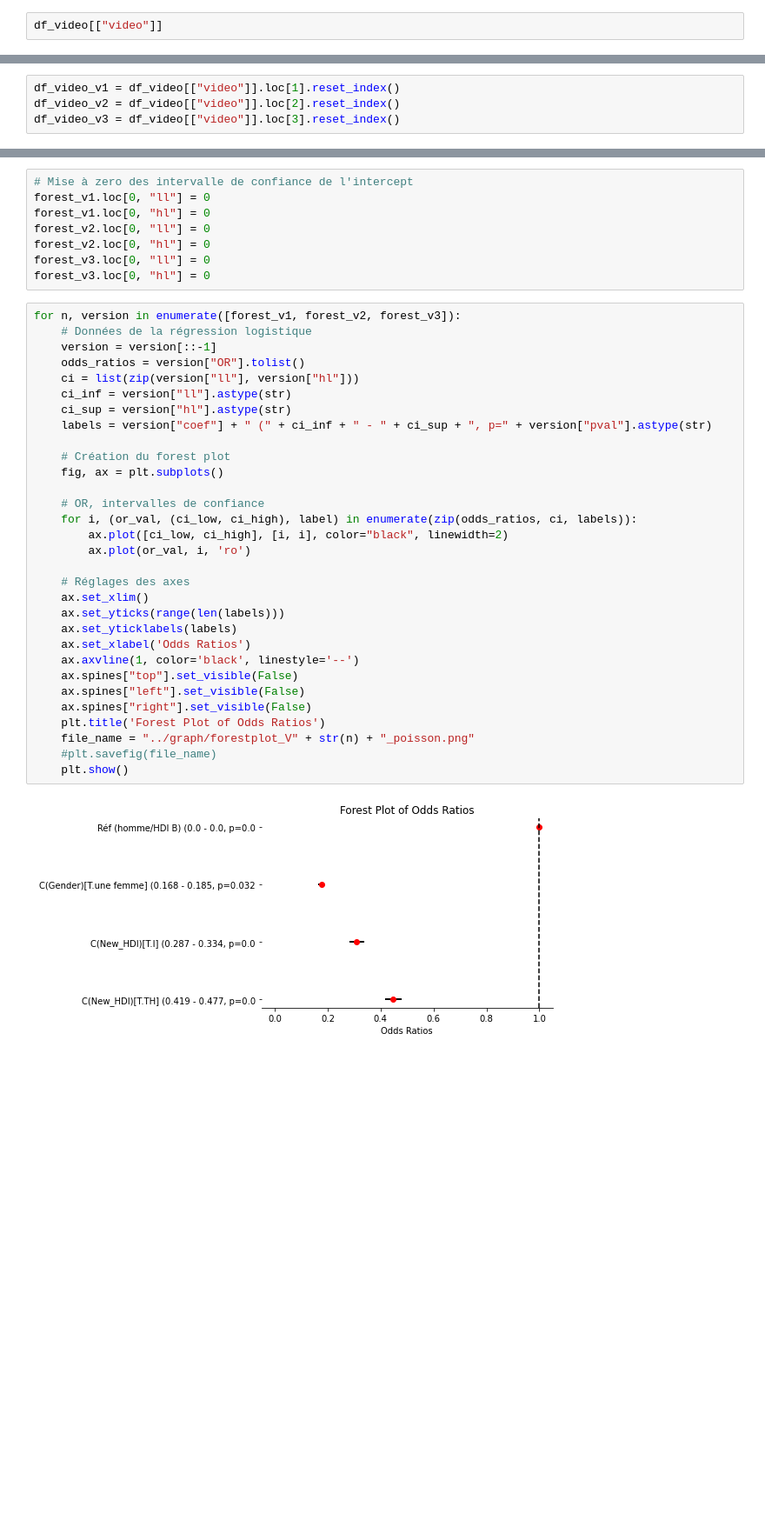
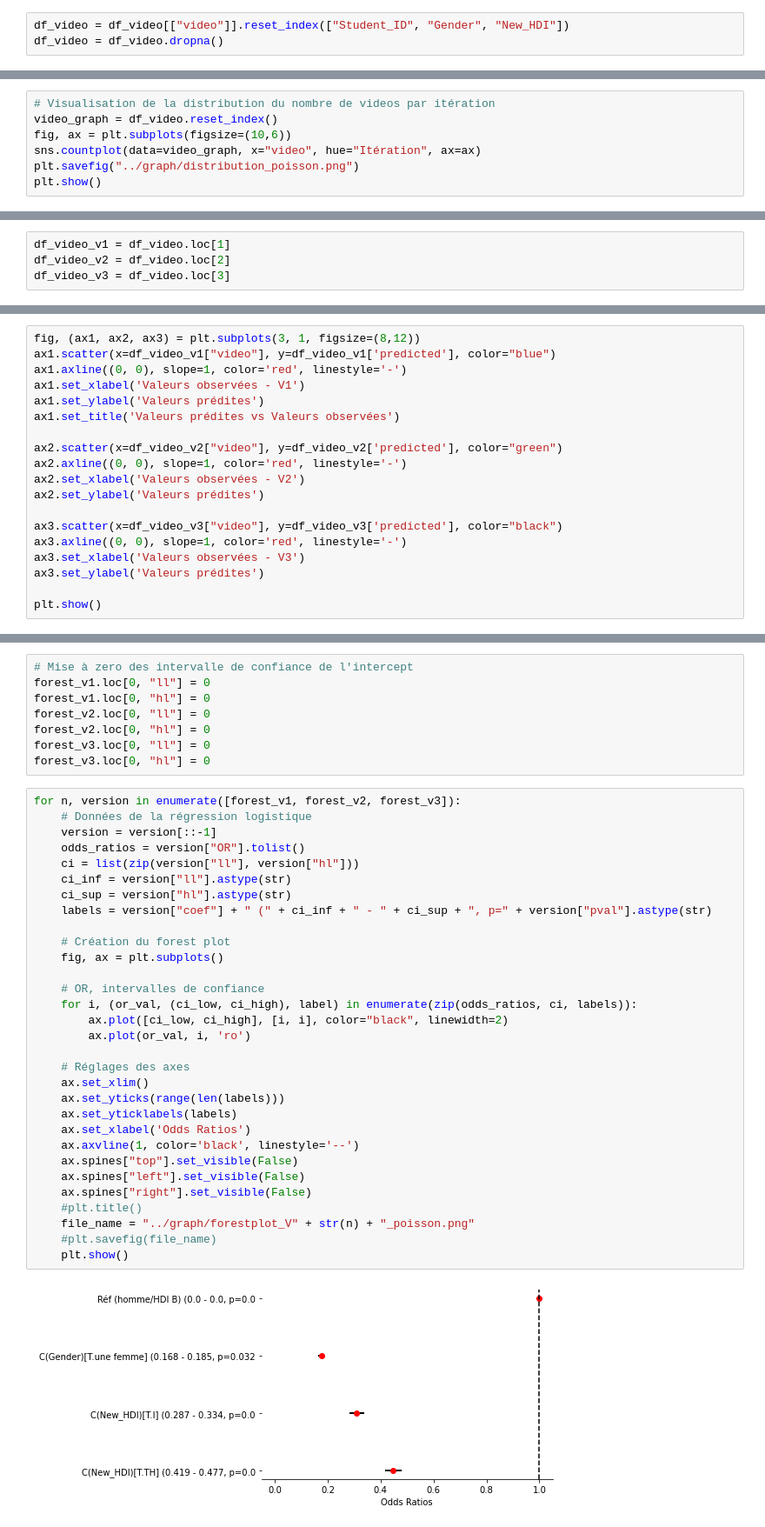
Before and after one commit to smtux/DUDA, a Jupyter notebook: statistique/src/mooc_mertes.ipynb, the cells around one changed output, grey strips where cells are left out. Shown at 87% size. Cells and saved outputs as stored; diff of their text form; blank space fills up the shorter version.

Commit message:
regression de poisson et modifications du rapport sur les statistiques.

```diff
--- a/statistique/src/mooc_mertes.ipynb
+++ b/statistique/src/mooc_mertes.ipynb
@@ -1048,4 +1072,5 @@ df_video = base.set_index(["Itération", "Student_ID", "Gender", "New_HDI"]).loc
 # %%
 df_video["video"] = df_video.sum(axis=1)
 # %%
-df_video[["video"]]
+df_video = df_video[["video"]].reset_index(["Student_ID", "Gender", "New_HDI"])
+df_video = df_video.dropna()
@@ -1066,0 +1094,7 @@ df_video[["video"]]
+# %%
+# Visualisation de la distribution du nombre de videos par itération
+video_graph = df_video.reset_index()
+fig, ax = plt.subplots(figsize=(10,6))
+sns.countplot(data=video_graph, x="video", hue="Itération", ax=ax)
+plt.savefig("../graph/distribution_poisson.png")
+plt.show()
@@ -1067,4 +1103,4 @@ df_video[["video"]]
 # %%
-df_video_v1 = df_video[["video"]].loc[1].reset_index()
-df_video_v2 = df_video[["video"]].loc[2].reset_index()
-df_video_v3 = df_video[["video"]].loc[3].reset_index()
+df_video_v1 = df_video.loc[1]
+df_video_v2 = df_video.loc[2]
+df_video_v3 = df_video.loc[3]
@@ -1081,0 +1158,19 @@ result_v3 = model[2].fit()
+# %%
+fig, (ax1, ax2, ax3) = plt.subplots(3, 1, figsize=(8,12))
+ax1.scatter(x=df_video_v1["video"], y=df_video_v1['predicted'], color="blue")
+ax1.axline((0, 0), slope=1, color='red', linestyle='-')
+ax1.set_xlabel('Valeurs observées - V1')
+ax1.set_ylabel('Valeurs prédites')
+ax1.set_title('Valeurs prédites vs Valeurs observées')
+
+ax2.scatter(x=df_video_v2["video"], y=df_video_v2['predicted'], color="green")
+ax2.axline((0, 0), slope=1, color='red', linestyle='-')
+ax2.set_xlabel('Valeurs observées - V2')
+ax2.set_ylabel('Valeurs prédites')
+
+ax3.scatter(x=df_video_v3["video"], y=df_video_v3['predicted'], color="black")
+ax3.axline((0, 0), slope=1, color='red', linestyle='-')
+ax3.set_xlabel('Valeurs observées - V3')
+ax3.set_ylabel('Valeurs prédites')
+
+plt.show()
@@ -1218,32 +1315,32 @@ forest_v3.loc[0, "hl"] = 0
 for n, version in enumerate([forest_v1, forest_v2, forest_v3]):
     # Données de la régression logistique
     version = version[::-1]
     odds_ratios = version["OR"].tolist()
     ci = list(zip(version["ll"], version["hl"]))
     ci_inf = version["ll"].astype(str)
     ci_sup = version["hl"].astype(str)
     labels = version["coef"] + " (" + ci_inf + " - " + ci_sup + ", p=" + version["pval"].astype(str)
 
     # Création du forest plot
     fig, ax = plt.subplots()
 
     # OR, intervalles de confiance
     for i, (or_val, (ci_low, ci_high), label) in enumerate(zip(odds_ratios, ci, labels)):
         ax.plot([ci_low, ci_high], [i, i], color="black", linewidth=2)
         ax.plot(or_val, i, 'ro')
 
     # Réglages des axes
     ax.set_xlim()
     ax.set_yticks(range(len(labels)))
     ax.set_yticklabels(labels)
     ax.set_xlabel('Odds Ratios')
     ax.axvline(1, color='black', linestyle='--')
     ax.spines["top"].set_visible(False)
     ax.spines["left"].set_visible(False)
     ax.spines["right"].set_visible(False)
-    plt.title('Forest Plot of Odds Ratios')
+    #plt.title()
     file_name = "../graph/forestplot_V" + str(n) + "_poisson.png"
     #plt.savefig(file_name)
     plt.show()
 # %% [output]
-[figure, old version]
+[figure, new version]
```
Also changed, not shown: parts of 24 cells of this notebook, 16 other files.
